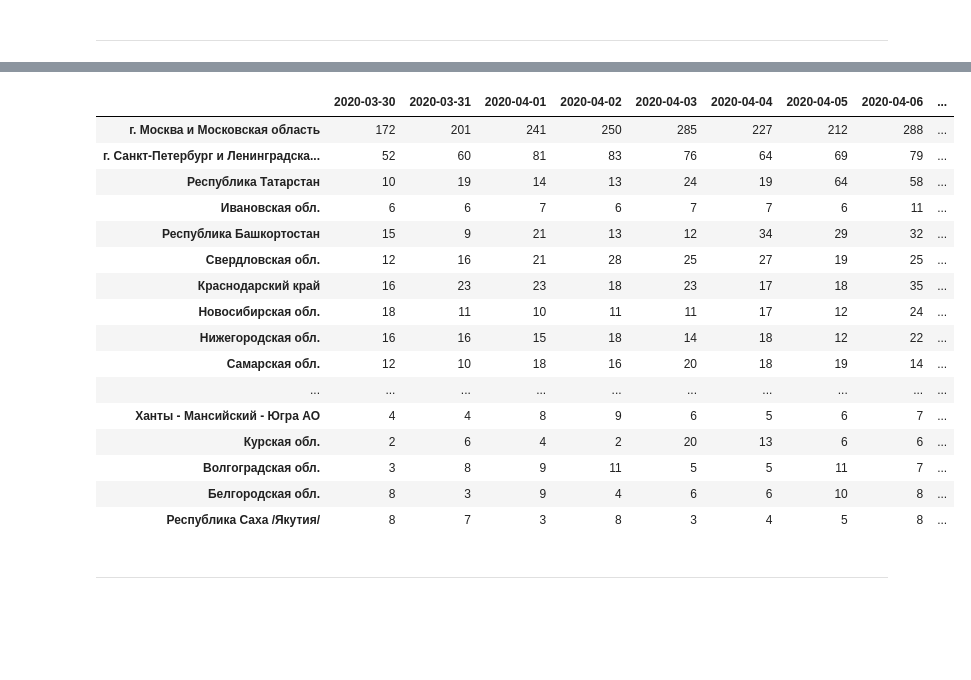
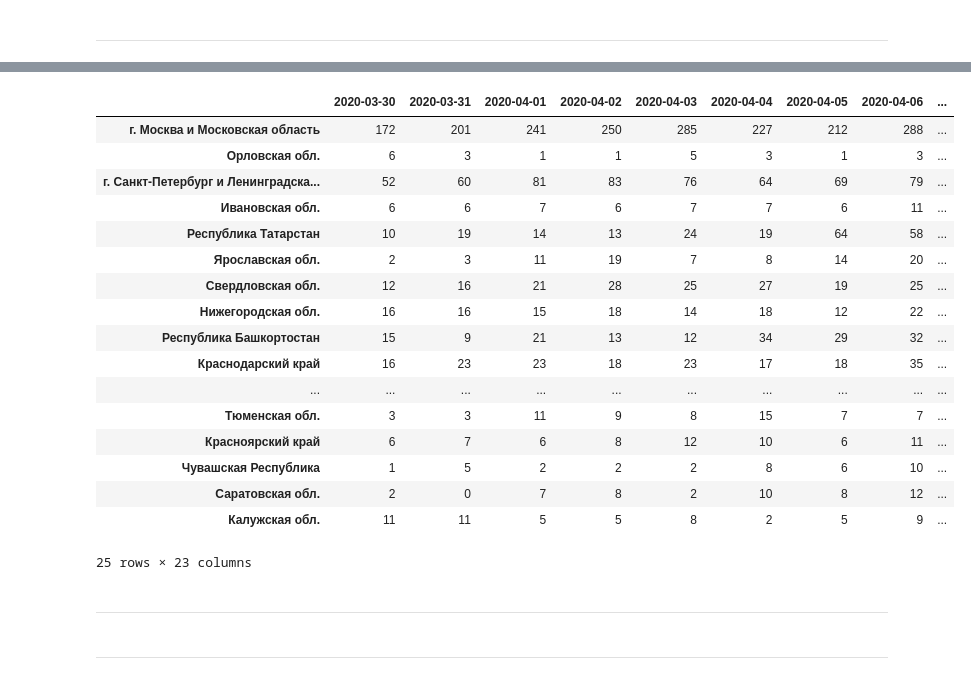
Before and after one commit to YAKOROLEVAZAMKA/test, a Jupyter notebook: app_regs.ipynb, the cells around one changed output, grey strips where cells are left out. Drawn from its saved outputs; the diff is of its cells as text; code cells hidden in the pictures; blank space fills up the shorter version.

```diff
--- a/app_regs.ipynb
+++ b/app_regs.ipynb
@@ -156,2 +167,2 @@ df_test = pd.DataFrame(df.head())
 # %%
-df_test['region'] = df_test['phone'].apply(get_region_by_phone2)
+df['region'] = df['phone'].apply(get_region_by_phone)
@@ -180,5 +169,3 @@ df_test.replace('Series([], )', 'Неизвестный регион')
-# %%
-df['region'] = df['phone'].apply(get_region_by_phone2)
 # %%
 df = df.replace('Series([], )', 'Неизвестный регион')
 # %%
@@ -215,8 +206,8 @@ d = dict()
 # %%
-for i in range(df.shape[0]):
-    d[df['date'][i]] = d.get(df['date'][i], [0 for name in reg_names])
-    d[df['date'][i]][reg_names.index(df['region'][i])] += 1
-    d[df['date'][i]][0] += 1
+#for i in range(df.shape[0]):
+#    d[df['date'][i]] = d.get(df['date'][i], [0 for name in reg_names])
+#    d[df['date'][i]][reg_names.index(df['region'][i])] += 1
+#    d[df['date'][i]][0] += 1
 # %%
 #d
 # %%
@@ -268,25 +253,31 @@ for i in range(df.shape[0]):
 report2 = pd.DataFrame.from_dict(d2, orient='index').sort_index()
 # %%
 report2.columns = dates
+# %%
+report2['mean'] = report2.mean(axis=1).astype(int)
 # %%
 report2['total'] = report2.sum(axis=1)
 # %%
-report2.sort_values('total', ascending=False).head(25)
+report2.sort_values(report2.columns[10], ascending=False).head(25)
+#report2.sort_values('mean', ascending=False).head(25)
 # %% [output]
 |  | 2020-03-30 | 2020-03-31 | 2020-04-01 | 2020-04-02 | 2020-04-03 | 2020-04-04 | 2020-04-05 | 2020-04-06 | ... |
 | г. Москва и Московская область | 172 | 201 | 241 | 250 | 285 | 227 | 212 | 288 | ... |
+| Орловская обл. | 6 | 3 | 1 | 1 | 5 | 3 | 1 | 3 | ... |
 | г. Санкт-Петербург и Ленинградска... | 52 | 60 | 81 | 83 | 76 | 64 | 69 | 79 | ... |
+| Ивановская обл. | 6 | 6 | 7 | 6 | 7 | 7 | 6 | 11 | ... |
 | Республика Татарстан | 10 | 19 | 14 | 13 | 24 | 19 | 64 | 58 | ... |
-| Ивановская обл. | 6 | 6 | 7 | 6 | 7 | 7 | 6 | 11 | ... |
+| Ярославская обл. | 2 | 3 | 11 | 19 | 7 | 8 | 14 | 20 | ... |
+| Свердловская обл. | 12 | 16 | 21 | 28 | 25 | 27 | 19 | 25 | ... |
+| Нижегородская обл. | 16 | 16 | 15 | 18 | 14 | 18 | 12 | 22 | ... |
 | Республика Башкортостан | 15 | 9 | 21 | 13 | 12 | 34 | 29 | 32 | ... |
-| Свердловская обл. | 12 | 16 | 21 | 28 | 25 | 27 | 19 | 25 | ... |
 | Краснодарский край | 16 | 23 | 23 | 18 | 23 | 17 | 18 | 35 | ... |
-| Новосибирская обл. | 18 | 11 | 10 | 11 | 11 | 17 | 12 | 24 | ... |
-| Нижегородская обл. | 16 | 16 | 15 | 18 | 14 | 18 | 12 | 22 | ... |
-| Самарская обл. | 12 | 10 | 18 | 16 | 20 | 18 | 19 | 14 | ... |
 | ... | ... | ... | ... | ... | ... | ... | ... | ... | ... |
-| Ханты - Мансийский - Югра АО | 4 | 4 | 8 | 9 | 6 | 5 | 6 | 7 | ... |
-| Курская обл. | 2 | 6 | 4 | 2 | 20 | 13 | 6 | 6 | ... |
-| Волгоградская обл. | 3 | 8 | 9 | 11 | 5 | 5 | 11 | 7 | ... |
-| Белгородская обл. | 8 | 3 | 9 | 4 | 6 | 6 | 10 | 8 | ... |
-| Республика Саха /Якутия/ | 8 | 7 | 3 | 8 | 3 | 4 | 5 | 8 | ... |
+| Тюменская обл. | 3 | 3 | 11 | 9 | 8 | 15 | 7 | 7 | ... |
+| Красноярский край | 6 | 7 | 6 | 8 | 12 | 10 | 6 | 11 | ... |
+| Чувашская Республика | 1 | 5 | 2 | 2 | 2 | 8 | 6 | 10 | ... |
+| Саратовская обл. | 2 | 0 | 7 | 8 | 2 | 10 | 8 | 12 | ... |
+| Калужская обл. | 11 | 11 | 5 | 5 | 8 | 2 | 5 | 9 | ... |
+25 rows × 23 columns
+# %% [markdown]
+-------
```
Also changed, not shown: parts of 34 cells of this notebook.
